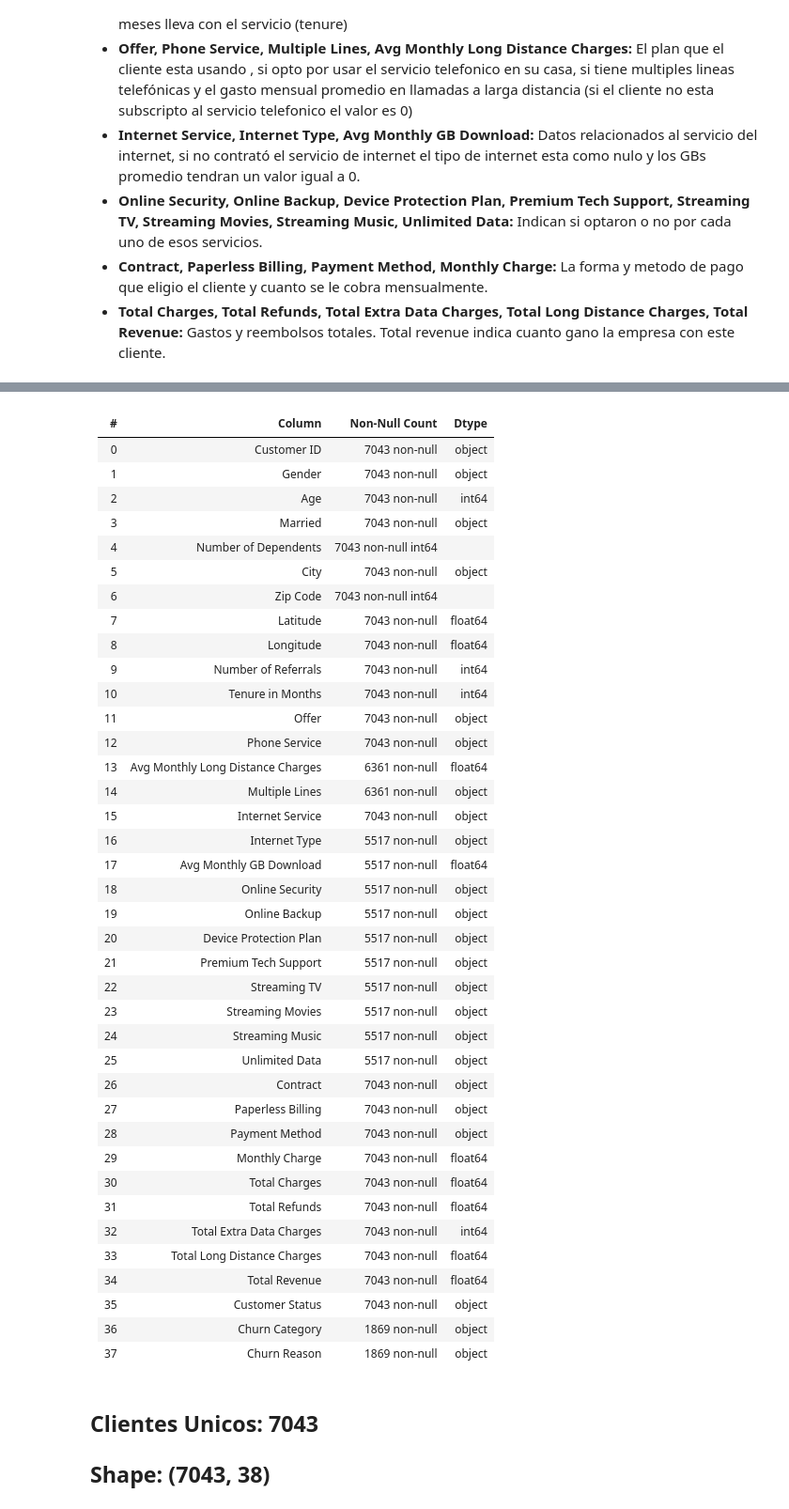
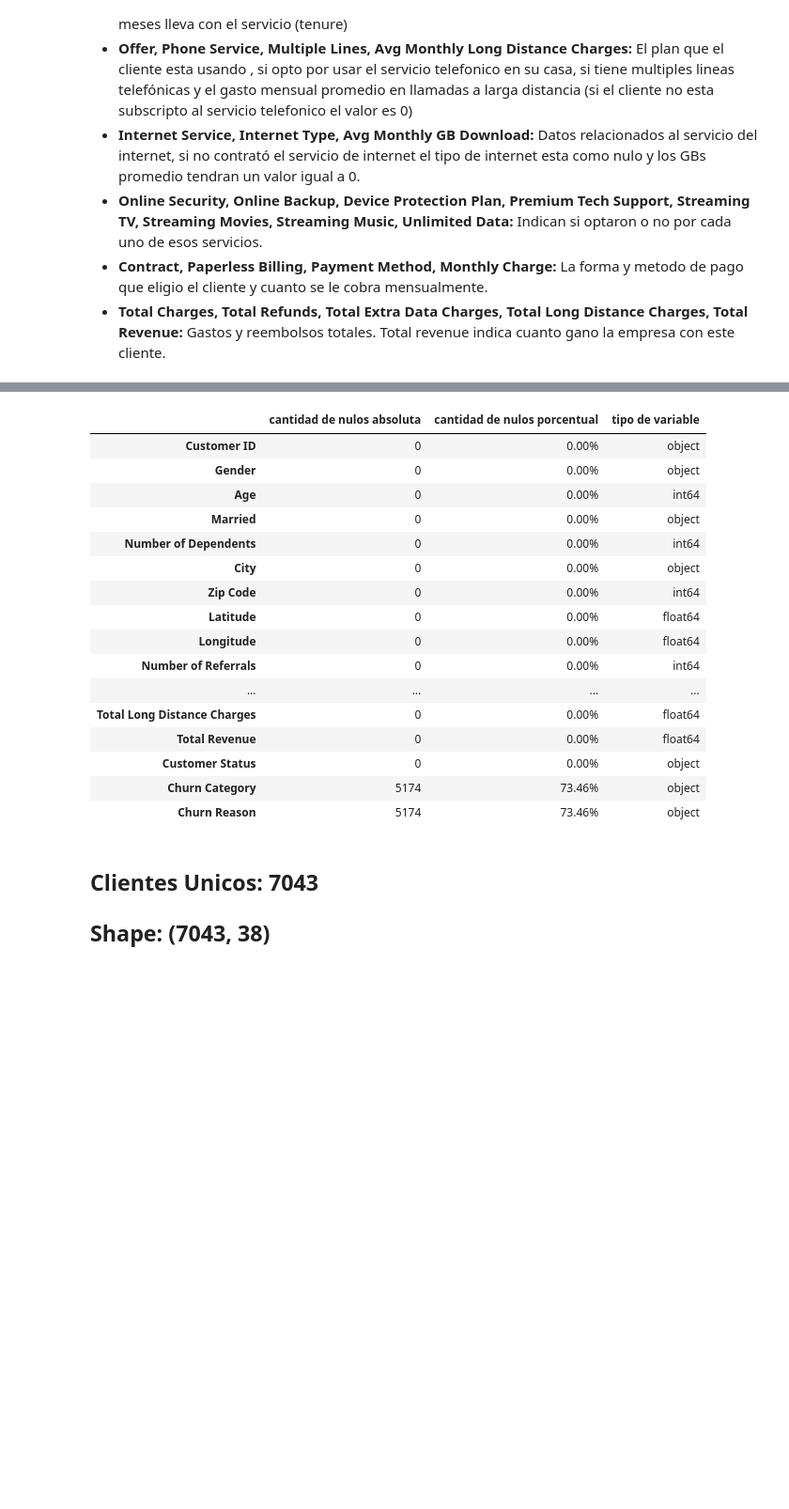
Before and after one commit to Lemonpi3/proyecto-coder-house-churn-es, a Jupyter notebook: ProyectoDS_Parte_II_Agustin_Lehmann.ipynb, the cells around one changed output, grey strips where cells are left out. Shown at 94% size. Cells and saved outputs as stored; diff of their text form; code cells hidden in the pictures; blank space fills up the shorter version.

```diff
--- a/ProyectoDS_Parte_II_Agustin_Lehmann.ipynb
+++ b/ProyectoDS_Parte_II_Agustin_Lehmann.ipynb
@@ -272,44 +219,26 @@ memory usage: 2.0+ MB
-# %% [markdown]
-  |#   |Column                             |Non-Null Count  |Dtype  |
-|---  |------                             |--------------  |-----  |
-| 0   |Customer ID                        |7043 non-null|object |
-| 1   |Gender                             |7043 non-null|object |
-| 2   |Age                                |7043 non-null|   int64  |
-| 3   |Married                            |7043 non-null|object |
-| 4   |Number of Dependents               |7043 non-null   int64  |
-| 5   |City                               |7043 non-null|object |
-| 6   |Zip Code                           |7043 non-null   int64  |
-| 7   |Latitude                           |7043 non-null|float64|
-| 8   |Longitude                          |7043 non-null|float64|
-| 9   |Number of Referrals                |7043 non-null |  int64  |
-| 10  |Tenure in Months                   |7043 non-null |  int64  |
-| 11  |Offer                              |7043 non-null|object |
-| 12  |Phone Service                      |7043 non-null|object |
-| 13  |Avg Monthly Long Distance Charges  |6361 non-null|float64|
-| 14  |Multiple Lines                     |6361 non-null|object |
-| 15  |Internet Service                   |7043 non-null|object |
-| 16  |Internet Type                      |5517 non-null|object |
-| 17  |Avg Monthly GB Download            |5517 non-null|float64|
-| 18  |Online Security                    |5517 non-null|object |
-| 19  |Online Backup                      |5517 non-null|object |
- |20  |Device Protection Plan             |5517 non-null|object |
-| 21  |Premium Tech Support               |5517 non-null|object |
-| 22  |Streaming TV                       |5517 non-null|object |
- |23  |Streaming Movies                   |5517 non-null|object |
-| 24  |Streaming Music                    |5517 non-null|object |
-| 25  |Unlimited Data                     |5517 non-null|object |
-| 26  |Contract                           |7043 non-null|object |
-| 27  |Paperless Billing                  |7043 non-null|object |
- |28  |Payment Method                     |7043 non-null|object |
- |29  |Monthly Charge                     |7043 non-null|float64|
- |30  |Total Charges                      |7043 non-null|float64|
- |31  |Total Refunds                      |7043 non-null|float64|
-| 32  |Total Extra Data Charges           |7043 non-null|   int64  |
-| 33  |Total Long Distance Charges        |7043 non-null|float64|
-| 34  |Total Revenue                      |7043 non-null|float64|
-| 35  |Customer Status                    |7043 non-null|object |
-| 36  |Churn Category                     |1869 non-null|object |
-| 37  |Churn Reason                       |1869 non-null|object |
+# %%
+#@title Cantidad de nulos por columna y tipo de variable
+pd.concat([churn_ds.isna().sum().to_frame('cantidad de nulos absoluta'),
+
+      (churn_ds.isna().sum() / len(churn_ds) * 100).to_frame('cantidad de nulos porcentual'),churn_ds.dtypes.to_frame('tipo de variable')], axis=1).style.format({'cantidad de nulos porcentual': '{:.2f}%'})
+# %% [output]
+|  | cantidad de nulos absoluta | cantidad de nulos porcentual | tipo de variable |
+| Customer ID | 0 | 0.00% | object |
+| Gender | 0 | 0.00% | object |
+| Age | 0 | 0.00% | int64 |
+| Married | 0 | 0.00% | object |
+| Number of Dependents | 0 | 0.00% | int64 |
+| City | 0 | 0.00% | object |
+| Zip Code | 0 | 0.00% | int64 |
+| Latitude | 0 | 0.00% | float64 |
+| Longitude | 0 | 0.00% | float64 |
+| Number of Referrals | 0 | 0.00% | int64 |
+| ... | ... | ... | ... |
+| Total Long Distance Charges | 0 | 0.00% | float64 |
+| Total Revenue | 0 | 0.00% | float64 |
+| Customer Status | 0 | 0.00% | object |
+| Churn Category | 5174 | 73.46% | object |
+| Churn Reason | 5174 | 73.46% | object |
 # %%
 #@title Shape del dataset y cantidad de usuarios unicos.
 unicos = churn_ds['Customer ID'].nunique()
```
Also changed, not shown: parts of 9 cells of this notebook.
